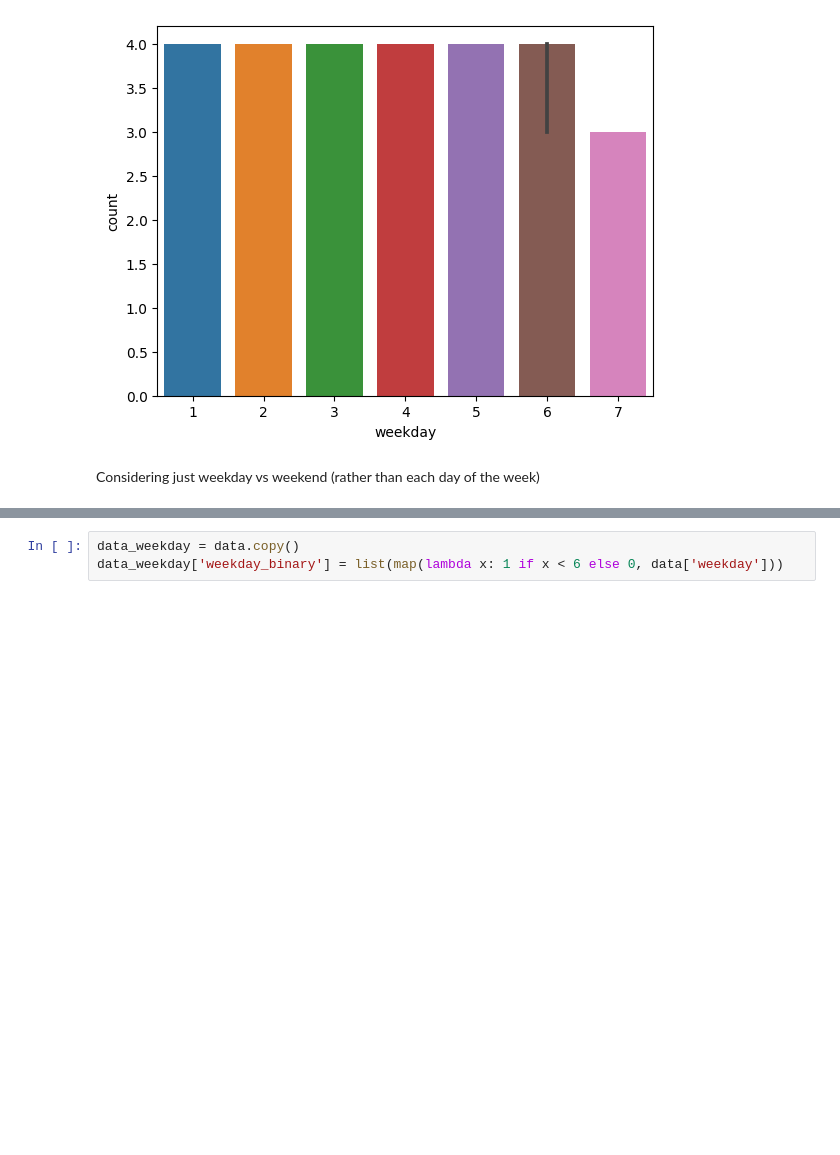
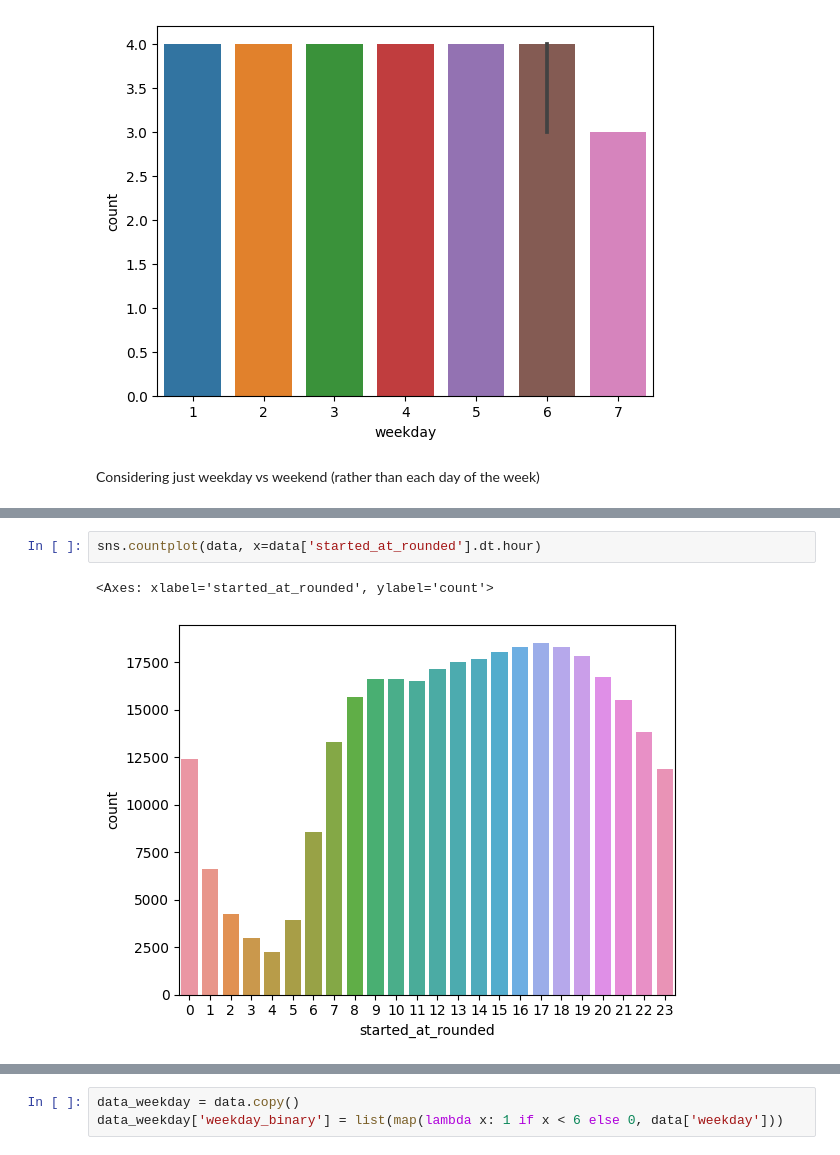
Before and after one commit to dlhaar/citi_bikes, a Jupyter notebook: notebooks/data_exploration.ipynb, the cells around one changed output, grey strips where cells are left out. Cells and saved outputs as stored; diff of their text form; blank space fills up the shorter version.

```diff
--- a/notebooks/data_exploration.ipynb
+++ b/notebooks/data_exploration.ipynb
@@ -109,0 +88,5 @@ Considering just weekday vs weekend (rather than each day of the week)
+# %%
+sns.countplot(data, x=data['started_at_rounded'].dt.hour)
+# %% [output]
+<Axes: xlabel='started_at_rounded', ylabel='count'>
+[figure, added]
```
Also changed, not shown: parts of 28 cells of this notebook, 3 other files.
